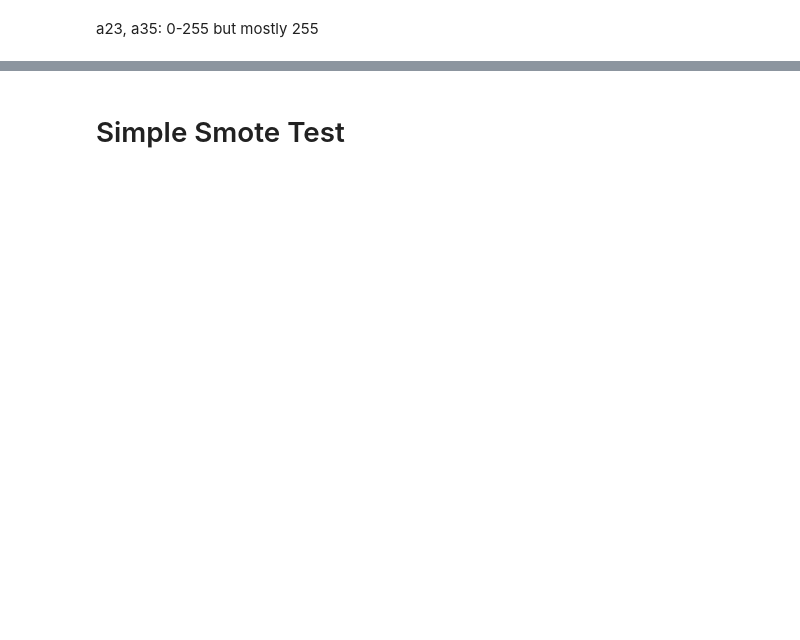
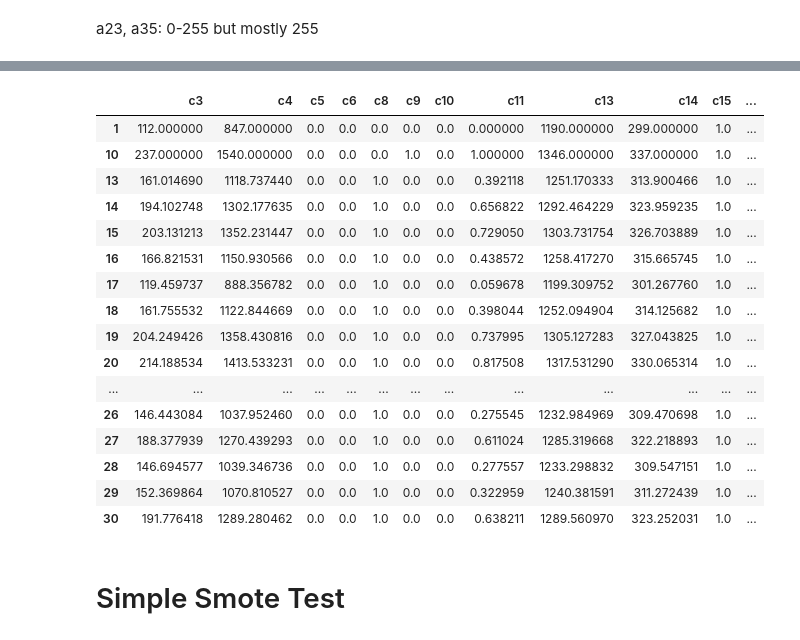
Before and after one commit to reductionista/madlib-site, a Jupyter notebook: community-artifacts/network_anomaly_smote_v1.ipynb, the cells around one changed output, grey strips where cells are left out. Saved outputs shown, nothing was run; the diff lists cells and outputs as text; code cells hidden in the pictures; blank space fills up the shorter version.

```diff
--- a/community-artifacts/network_anomaly_smote_v1.ipynb
+++ b/community-artifacts/network_anomaly_smote_v1.ipynb
@@ -564,10 +759,8 @@ y_trainres[:5]
 # %%
-y_trainres.shape = (4898434,1)
+y_trainres.shape = (31,1)
 # %%
 df = pd.DataFrame(X_trainres)
 # %%
-df[42] = y_trainres
+df[128] = y_trainres
-# %%
-df.columns = range(0,43)
 # %%
 df[:5]
@@ -574,2 +774,22 @@ df[:5]
+# %%
+df.columns = list(X_train.columns) + ['y']
 # %%
-df[df[42] == 'class09']
+df[df.y == 'class19']
+# %% [output]
+|  | c3 | c4 | c5 | c6 | c8 | c9 | c10 | c11 | c13 | c14 | c15 | ... |
+| 1 | 112.000000 | 847.000000 | 0.0 | 0.0 | 0.0 | 0.0 | 0.0 | 0.000000 | 1190.000000 | 299.000000 | 1.0 | ... |
+| 10 | 237.000000 | 1540.000000 | 0.0 | 0.0 | 0.0 | 1.0 | 0.0 | 1.000000 | 1346.000000 | 337.000000 | 1.0 | ... |
+| 13 | 161.014690 | 1118.737440 | 0.0 | 0.0 | 1.0 | 0.0 | 0.0 | 0.392118 | 1251.170333 | 313.900466 | 1.0 | ... |
+| 14 | 194.102748 | 1302.177635 | 0.0 | 0.0 | 1.0 | 0.0 | 0.0 | 0.656822 | 1292.464229 | 323.959235 | 1.0 | ... |
+| 15 | 203.131213 | 1352.231447 | 0.0 | 0.0 | 1.0 | 0.0 | 0.0 | 0.729050 | 1303.731754 | 326.703889 | 1.0 | ... |
+| 16 | 166.821531 | 1150.930566 | 0.0 | 0.0 | 1.0 | 0.0 | 0.0 | 0.438572 | 1258.417270 | 315.665745 | 1.0 | ... |
+| 17 | 119.459737 | 888.356782 | 0.0 | 0.0 | 1.0 | 0.0 | 0.0 | 0.059678 | 1199.309752 | 301.267760 | 1.0 | ... |
+| 18 | 161.755532 | 1122.844669 | 0.0 | 0.0 | 1.0 | 0.0 | 0.0 | 0.398044 | 1252.094904 | 314.125682 | 1.0 | ... |
+| 19 | 204.249426 | 1358.430816 | 0.0 | 0.0 | 1.0 | 0.0 | 0.0 | 0.737995 | 1305.127283 | 327.043825 | 1.0 | ... |
+| 20 | 214.188534 | 1413.533231 | 0.0 | 0.0 | 1.0 | 0.0 | 0.0 | 0.817508 | 1317.531290 | 330.065314 | 1.0 | ... |
+| ... | ... | ... | ... | ... | ... | ... | ... | ... | ... | ... | ... | ... |
+| 26 | 146.443084 | 1037.952460 | 0.0 | 0.0 | 1.0 | 0.0 | 0.0 | 0.275545 | 1232.984969 | 309.470698 | 1.0 | ... |
+| 27 | 188.377939 | 1270.439293 | 0.0 | 0.0 | 1.0 | 0.0 | 0.0 | 0.611024 | 1285.319668 | 322.218893 | 1.0 | ... |
+| 28 | 146.694577 | 1039.346736 | 0.0 | 0.0 | 1.0 | 0.0 | 0.0 | 0.277557 | 1233.298832 | 309.547151 | 1.0 | ... |
+| 29 | 152.369864 | 1070.810527 | 0.0 | 0.0 | 1.0 | 0.0 | 0.0 | 0.322959 | 1240.381591 | 311.272439 | 1.0 | ... |
+| 30 | 191.776418 | 1289.280462 | 0.0 | 0.0 | 1.0 | 0.0 | 0.0 | 0.638211 | 1289.560970 | 323.252031 | 1.0 | ... |
```
Also changed, not shown: parts of 60 cells of this notebook.
